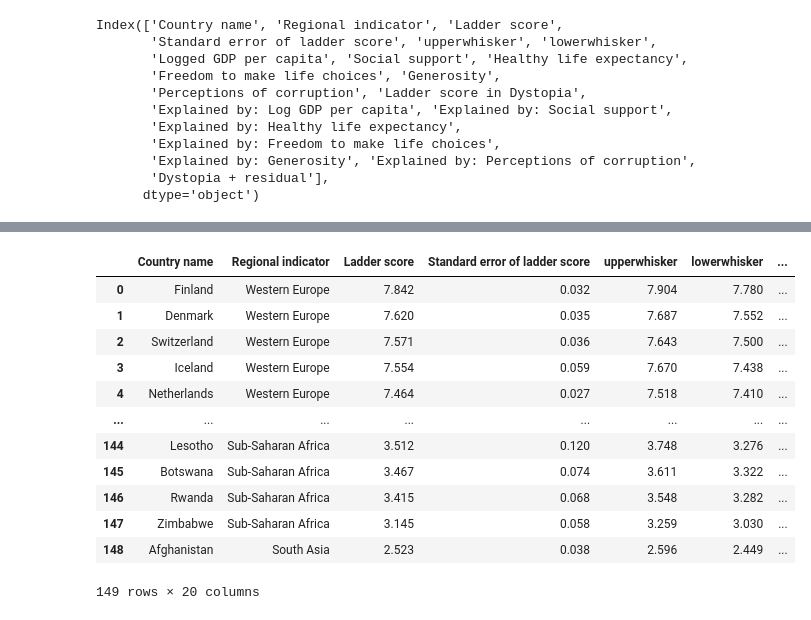
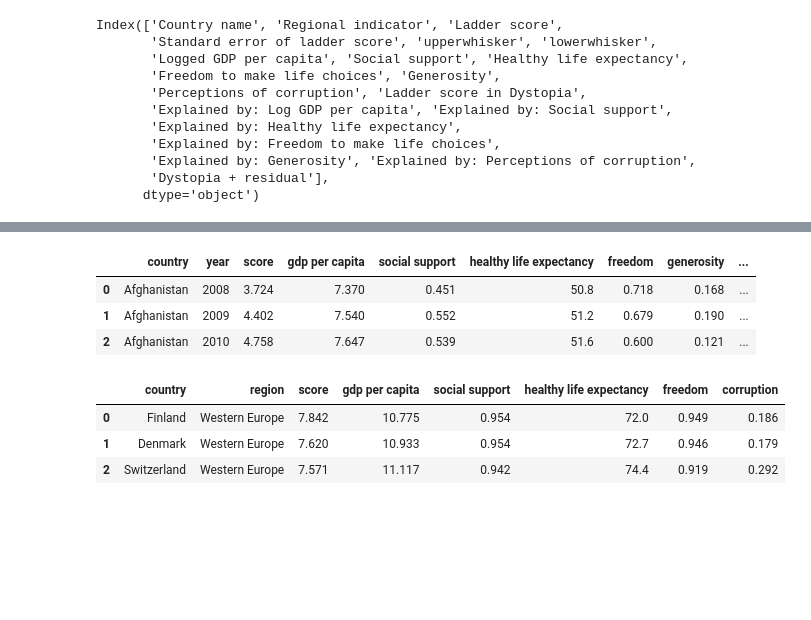
Before and after one commit to Kartik1801/EDA-Happiness-Report, a Jupyter notebook: EDA.ipynb, the cells around one changed output, grey strips where cells are left out. Cells and saved outputs as stored; diff of their text form; code cells hidden in the pictures; blank space fills up the shorter version.

```diff
--- a/EDA.ipynb
+++ b/EDA.ipynb
@@ -209,16 +246,7 @@ whr
 # %%
-whr21
+whr.head(3)
 # %% [output]
-|  | Country name | Regional indicator | Ladder score | Standard error of ladder score | upperwhisker | lowerwhisker | ... |
-| 0 | Finland | Western Europe | 7.842 | 0.032 | 7.904 | 7.780 | ... |
-| 1 | Denmark | Western Europe | 7.620 | 0.035 | 7.687 | 7.552 | ... |
-| 2 | Switzerland | Western Europe | 7.571 | 0.036 | 7.643 | 7.500 | ... |
-| 3 | Iceland | Western Europe | 7.554 | 0.059 | 7.670 | 7.438 | ... |
-| 4 | Netherlands | Western Europe | 7.464 | 0.027 | 7.518 | 7.410 | ... |
-| ... | ... | ... | ... | ... | ... | ... | ... |
-| 144 | Lesotho | Sub-Saharan Africa | 3.512 | 0.120 | 3.748 | 3.276 | ... |
-| 145 | Botswana | Sub-Saharan Africa | 3.467 | 0.074 | 3.611 | 3.322 | ... |
-| 146 | Rwanda | Sub-Saharan Africa | 3.415 | 0.068 | 3.548 | 3.282 | ... |
-| 147 | Zimbabwe | Sub-Saharan Africa | 3.145 | 0.058 | 3.259 | 3.030 | ... |
-| 148 | Afghanistan | South Asia | 2.523 | 0.038 | 2.596 | 2.449 | ... |
+|  | country | year | score | gdp per capita | social support | healthy life expectancy | freedom | generosity | ... |
+| 0 | Afghanistan | 2008 | 3.724 | 7.370 | 0.451 | 50.8 | 0.718 | 0.168 | ... |
+| 1 | Afghanistan | 2009 | 4.402 | 7.540 | 0.552 | 51.2 | 0.679 | 0.190 | ... |
+| 2 | Afghanistan | 2010 | 4.758 | 7.647 | 0.539 | 51.6 | 0.600 | 0.121 | ... |
-149 rows × 20 columns
@@ -224,0 +259,7 @@ whr21
+# %%
+whr21.head(3)
+# %% [output]
+|  | country | region | score | gdp per capita | social support | healthy life expectancy | freedom | corruption |
+| 0 | Finland | Western Europe | 7.842 | 10.775 | 0.954 | 72.0 | 0.949 | 0.186 |
+| 1 | Denmark | Western Europe | 7.620 | 10.933 | 0.954 | 72.7 | 0.946 | 0.179 |
+| 2 | Switzerland | Western Europe | 7.571 | 11.117 | 0.942 | 74.4 | 0.919 | 0.292 |
```
Also changed, not shown: parts of 7 cells of this notebook.
